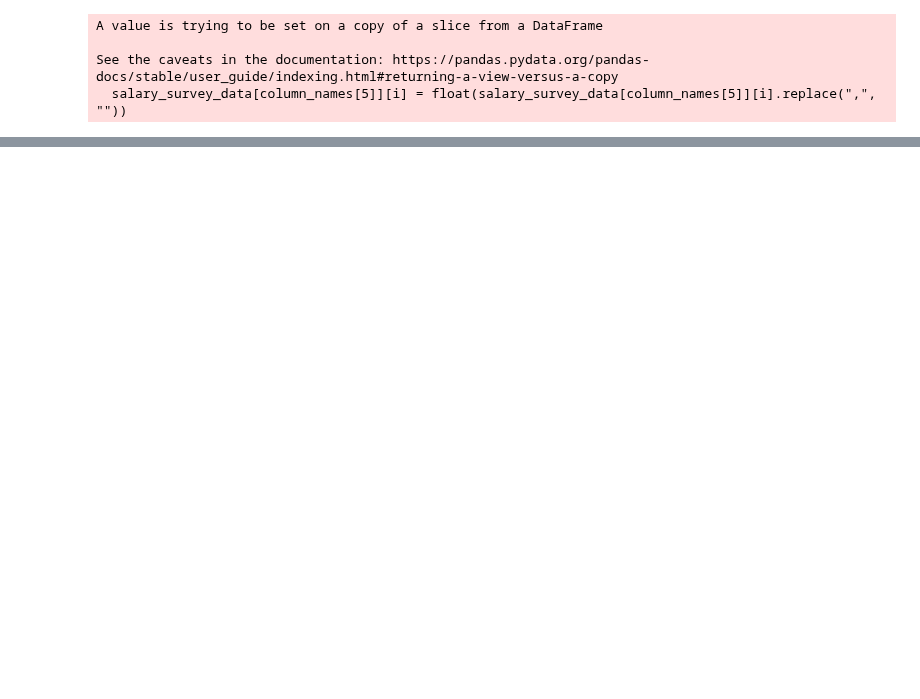
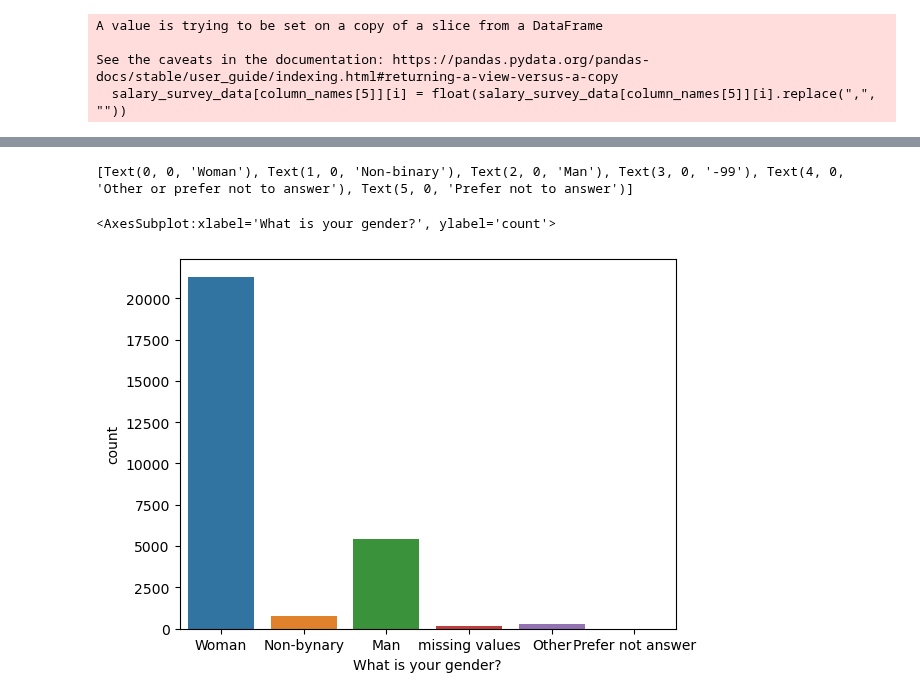
Before and after one commit to armandolezama/data-science-portfolio, a Jupyter notebook: Data_Science_Cycle/Ask_A_Manager_Salary_Survey_2021/Ask_A_Manager_Salary_Survey_2021.ipynb, the cells around one changed output, grey strips where cells are left out. Drawn from its saved outputs; the diff is of its cells as text; code cells hidden in the pictures; blank space fills up the shorter version.

```diff
--- a/Data_Science_Cycle/Ask_A_Manager_Salary_Survey_2021/Ask_A_Manager_Salary_Survey_2021.ipynb
+++ b/Data_Science_Cycle/Ask_A_Manager_Salary_Survey_2021/Ask_A_Manager_Salary_Survey_2021.ipynb
@@ -199,0 +344,18 @@ for cat_var in categorical_variables:
+# %%
+gender_plot = sns.countplot(data=salary_survey_data, x = categorical_variables[10])
+# print(gender_plot.get_xticklabels())
+gender_plot.set_xticklabels(
+  [
+    'Woman',
+    'Non-bynary',
+    'Man',
+    'missing values',
+    'Other',
+    'Prefer not answer'
+  ]
+)
+gender_plot
+# %% [output]
+[Text(0, 0, 'Woman'), Text(1, 0, 'Non-binary'), Text(2, 0, 'Man'), Text(3, 0, '-99'), Text(4, 0, 'Other or prefer not to answer'), Text(5, 0, 'Prefer not to answer')]
+<AxesSubplot:xlabel='What is your gender?', ylabel='count'>
+[figure, added]
```
Also changed, not shown: parts of 23 cells of this notebook.
